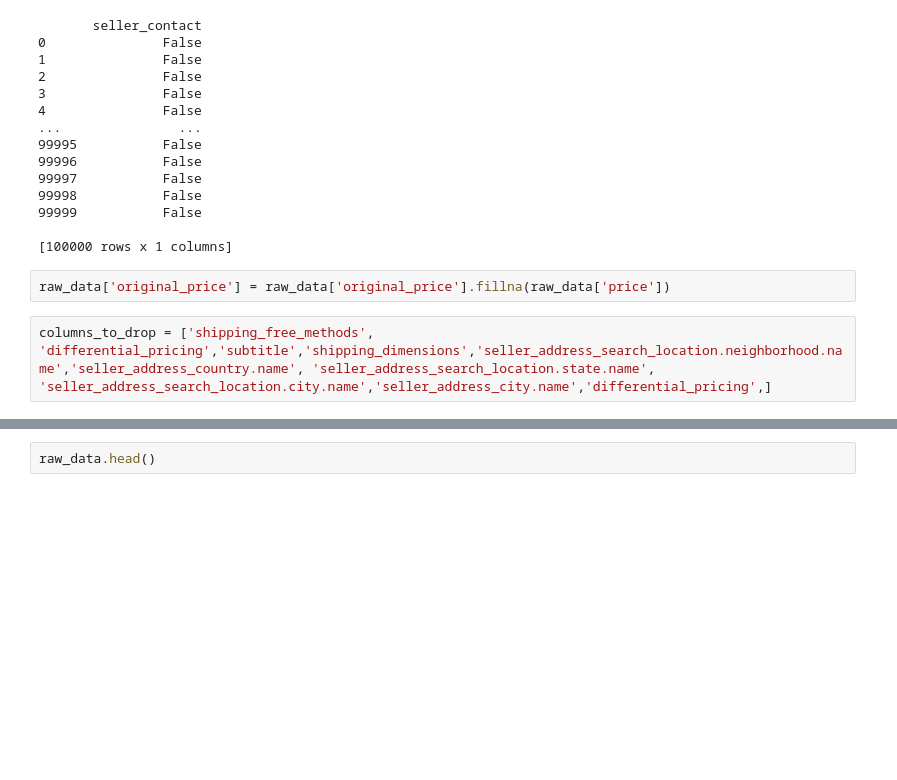
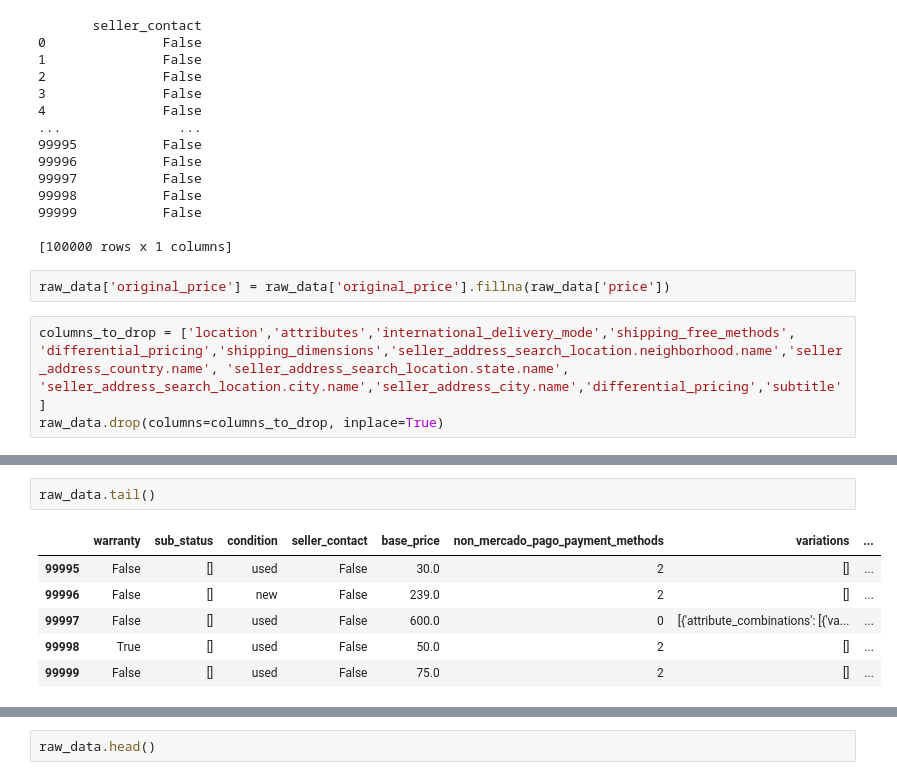
Before and after one commit to jalvergara/model_training, a Jupyter notebook: morales-varela/notebook/000_EDA.ipynb, the cells around one changed output, grey strips where cells are left out. Saved outputs shown, nothing was run; the diff lists cells and outputs as text; blank space fills up the shorter version.

```diff
--- a/morales-varela/notebook/000_EDA.ipynb
+++ b/morales-varela/notebook/000_EDA.ipynb
@@ -298,4 +298,5 @@ print(raw_data[['seller_contact']])
 # %%
 raw_data['original_price'] = raw_data['original_price'].fillna(raw_data['price'])
 # %%
-columns_to_drop = ['shipping_free_methods', 'differential_pricing','subtitle','shipping_dimensions','seller_address_search_location.neighborhood.name','seller_address_country.name', 'seller_address_search_location.state.name', 'seller_address_search_location.city.name','seller_address_city.name','differential_pricing',]
+columns_to_drop = ['location','attributes','international_delivery_mode','shipping_free_methods', 'differential_pricing','shipping_dimensions','seller_address_search_location.neighborhood.name','seller_address_country.name', 'seller_address_search_location.state.name', 'seller_address_search_location.city.name','seller_address_city.name','differential_pricing','subtitle']
+raw_data.drop(columns=columns_to_drop, inplace=True)
@@ -337,0 +323,9 @@ memory usage: 37.2+ MB
+# %%
+raw_data.tail()
+# %% [output]
+|  | warranty | sub_status | condition | seller_contact | base_price | non_mercado_pago_payment_methods | variations | ... |
+| 99995 | False | [] | used | False | 30.0 | 2 | [] | ... |
+| 99996 | False | [] | new | False | 239.0 | 2 | [] | ... |
+| 99997 | False | [] | used | False | 600.0 | 0 | [{'attribute_combinations': [{'va... | ... |
+| 99998 | True | [] | used | False | 50.0 | 2 | [] | ... |
+| 99999 | False | [] | used | False | 75.0 | 2 | [] | ... |
```
Also changed, not shown: parts of 5 cells of this notebook.
